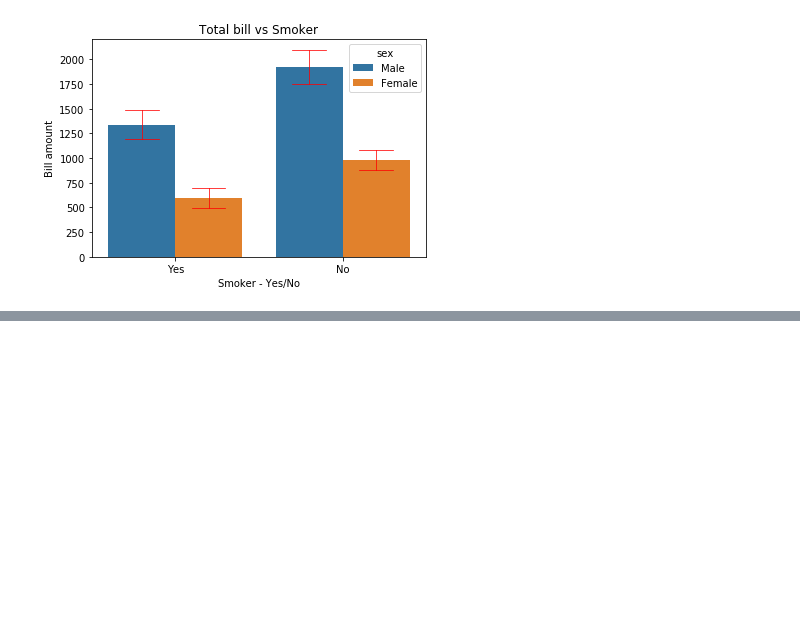
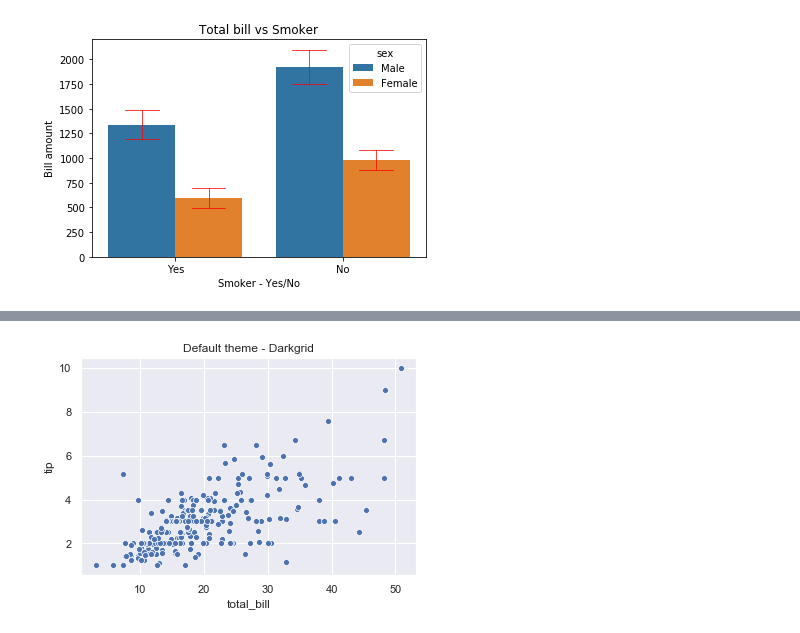
Before and after one commit to ajaytech002/visualization, a Jupyter notebook: Seaborn Demo Examples.ipynb, the cells around one changed output, grey strips where cells are left out. Drawn from its saved outputs; the diff is of its cells as text; code cells hidden in the pictures; blank space fills up the shorter version.

```diff
--- a/Seaborn Demo Examples.ipynb
+++ b/Seaborn Demo Examples.ipynb
@@ -61,0 +85,6 @@ plt.show()
+# %%
+sns.scatterplot('total_bill','tip',data=tips)
+plt.title('Default theme - Darkgrid')
+plt.show()
+# %% [output]
+[figure, added]
```
Also changed, not shown: parts of 37 cells of this notebook, 4 other files.
